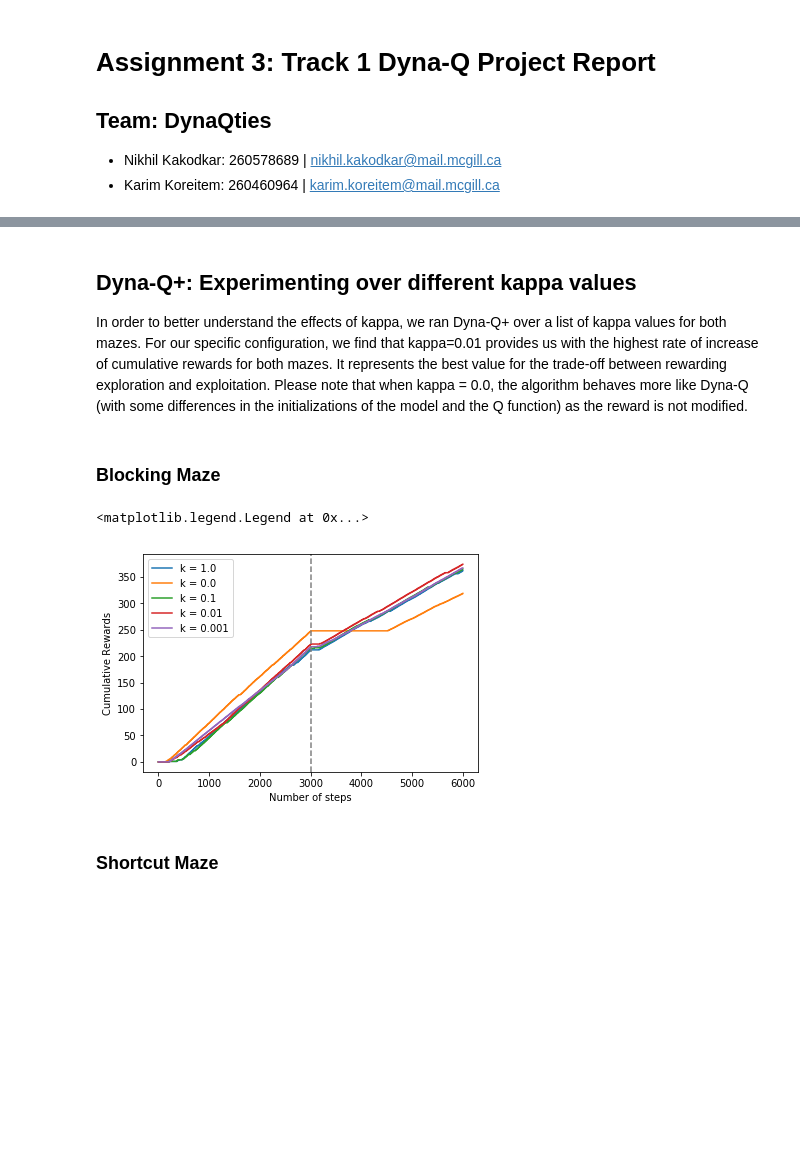
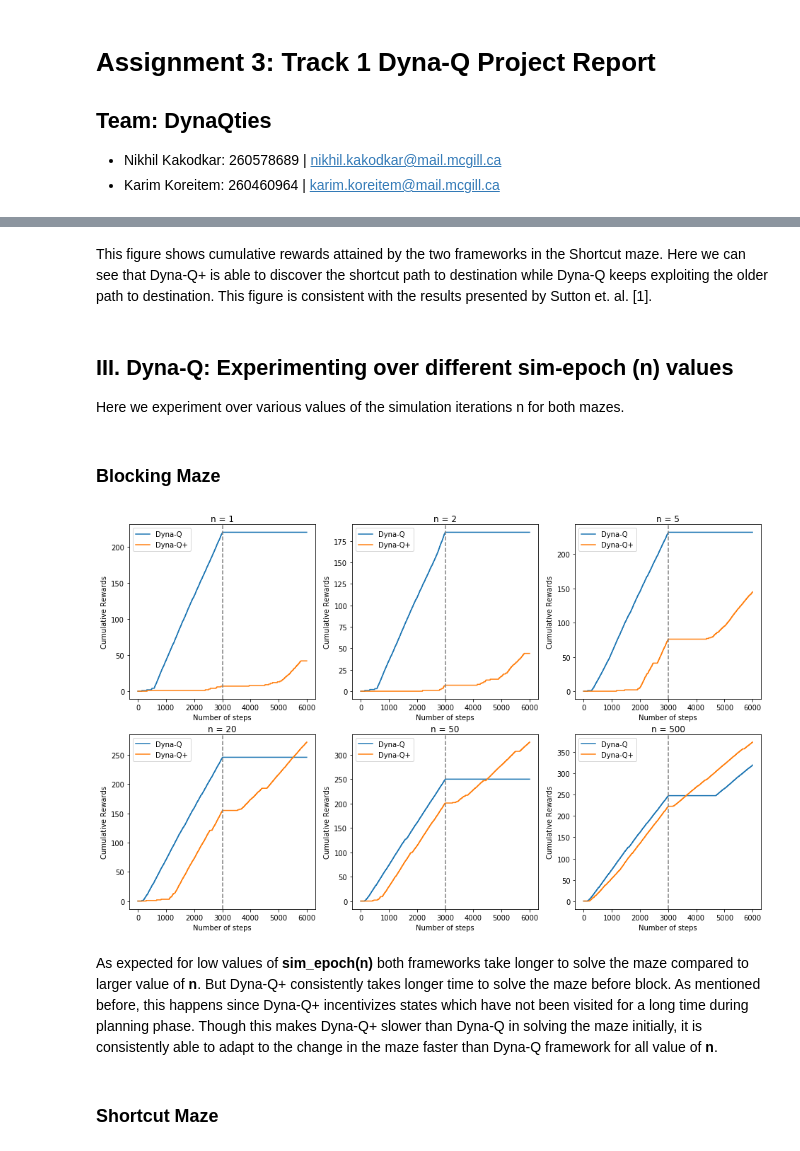
Before and after one commit to rllabmcgill/planning-temporal-abstraction-dynaqties, a Jupyter notebook: track1_part1_dynaQ.ipynb, the cells around one changed output, grey strips where cells are left out. Cells and saved outputs as stored; diff of their text form; code cells hidden in the pictures; blank space fills up the shorter version.

```diff
--- a/track1_part1_dynaQ.ipynb
+++ b/track1_part1_dynaQ.ipynb
@@ -131,32 +137,51 @@ plt.legend()
-# %% [markdown]
-## Dyna-Q+: Experimenting over different kappa values
-
-In order to better understand the effects of kappa, we ran Dyna-Q+ over a list of kappa values for both mazes. For our specific configuration, we find that kappa=0.01 provides us with the highest rate of increase of cumulative rewards for both mazes. It represents the best value for the trade-off between rewarding exploration and exploitation. Please note that when kappa = 0.0, the algorithm behaves more like Dyna-Q (with some differences in the initializations of the model and the Q function) as the reward is not modified.
+# %% [markdown]
+This figure shows cumulative rewards attained by the two frameworks in the Shortcut maze. Here we can see that Dyna-Q+ is able to discover the shortcut path to destination while Dyna-Q keeps exploiting the older path to destination. This figure is consistent with the results presented by Sutton et. al. [1].
+# %% [markdown]
+## III. Dyna-Q: Experimenting over different sim-epoch (n) values
+
+Here we experiment over various values of the simulation iterations n for both mazes.
 # %% [markdown]
 ### Blocking Maze
 # %%
 config = init_default_config()
-config['arch'] = 'dyna_q_plus'
+config['arch'] = 'dyna_q'
 config['maze_type'] = 'blocking'
 
-for k in [1.0, 0.0, 0.1, 0.01, 0.001]:
-    config['planner_params']['kappa'] = k
+fig = plt.figure(figsize=(16, 10))
+
+for i, n in enumerate([1, 2, 5, 20, 50, 500]):
+    ax1 = fig.add_subplot(2, 3, i+1)
+    config['model_params']['sim_epoch'] = n
+
+    config['arch'] = 'dyna_q'
+    result_q = dyna_main.run_experiment(config)
+
+    config['arch'] = 'dyna_q_plus'
     result_qplus = dyna_main.run_experiment(config)
 
     cum_reward = 0
+    cum_reward_lst_q = []
+    cum_reward_qplus = 0
     cum_reward_lst_qplus = []
+
+    for step in range(len(result_q)):
+        cum_reward += result_q[step]['experience']['R']
+        cum_reward_lst_q.append(cum_reward)
+
     for step in range(len(result_qplus)):
-        cum_reward += result_qplus[step]['experience']['R']
-        cum_reward_lst_qplus.append(cum_reward)
+        cum_reward_qplus += result_qplus[step]['experience']['R']
+        cum_reward_lst_qplus.append(cum_reward_qplus)
 
-    plt.plot(cum_reward_lst_qplus, label='k = ' + str(k))
-
-plt.axvline(x=config['switch_maze_at_step'], color='grey', linestyle='--')
-plt.ylabel('Cumulative Rewards')
-plt.xlabel('Number of steps')
-plt.legend()
+    ax1.plot(cum_reward_lst_q, label='Dyna-Q')
+    ax1.plot(cum_reward_lst_qplus, label='Dyna-Q+')
+    ax1.axvline(x=config['switch_maze_at_step'], color='grey', linestyle='--')
+    ax1.set_ylabel('Cumulative Rewards')
+    ax1.set_xlabel('Number of steps')
+    ax1.set_title('n = ' + str(n))
+    ax1.legend()
 # %% [output]
-<matplotlib.legend.Legend at 0x...>
-[figure, old version]
+[figure, new version]
+# %% [markdown]
+As expected for low values of **sim_epoch(n)** both frameworks take longer to solve the maze compared to larger value of **n**. But Dyna-Q+ consistently takes longer time to solve the maze before block. As mentioned before, this happens since Dyna-Q+ incentivizes states which have not been visited for a long time during planning phase. Though this makes Dyna-Q+ slower than Dyna-Q in solving the maze initially, it is consistently able to adapt to the change in the maze faster than Dyna-Q framework for all value of **n**.
 # %% [markdown]
 ### Shortcut Maze
```
Also changed, not shown: parts of 20 cells of this notebook, 2 other files.
